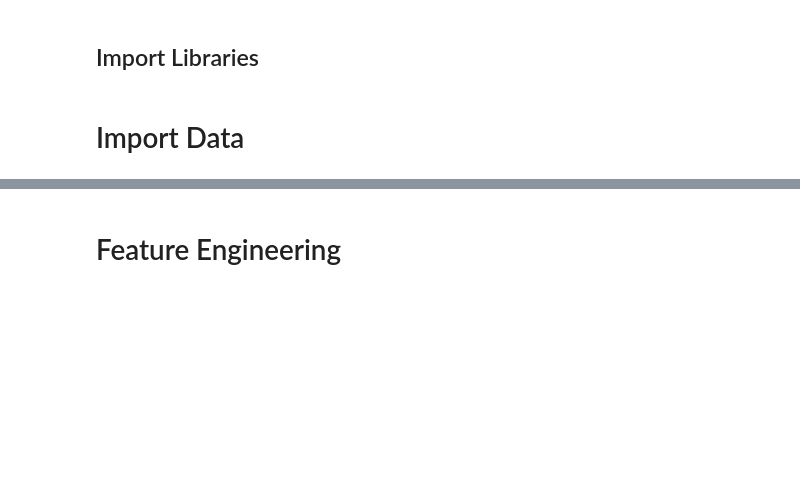
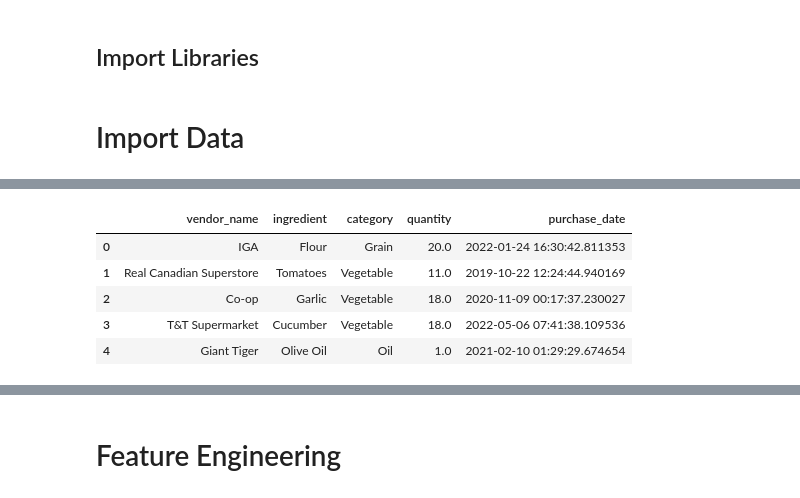
Before and after one commit to rahul-somanathan/dish-craft, a Jupyter notebook: notebooks/demand-forecast-analysis/feature_engineering.ipynb, the cells around one changed output, grey strips where cells are left out. Cells and saved outputs as stored; diff of their text form; code cells hidden in the pictures; blank space fills up the shorter version.

```diff
--- a/notebooks/demand-forecast-analysis/feature_engineering.ipynb
+++ b/notebooks/demand-forecast-analysis/feature_engineering.ipynb
@@ -17,0 +27,9 @@ product_demand_data = pd.read_pickle(f'{generated_data_filepath}product_demand.p
+# %%
+purchase_history_data.head()
+# %% [output]
+|  | vendor_name | ingredient | category | quantity | purchase_date |
+| 0 | IGA | Flour | Grain | 20.0 | 2022-01-24 16:30:42.811353 |
+| 1 | Real Canadian Superstore | Tomatoes | Vegetable | 11.0 | 2019-10-22 12:24:44.940169 |
+| 2 | Co-op | Garlic | Vegetable | 18.0 | 2020-11-09 00:17:37.230027 |
+| 3 | T&T Supermarket | Cucumber | Vegetable | 18.0 | 2022-05-06 07:41:38.109536 |
+| 4 | Giant Tiger | Olive Oil | Oil | 1.0 | 2021-02-10 01:29:29.674654 |
```
Also changed, not shown: parts of 17 cells of this notebook.
